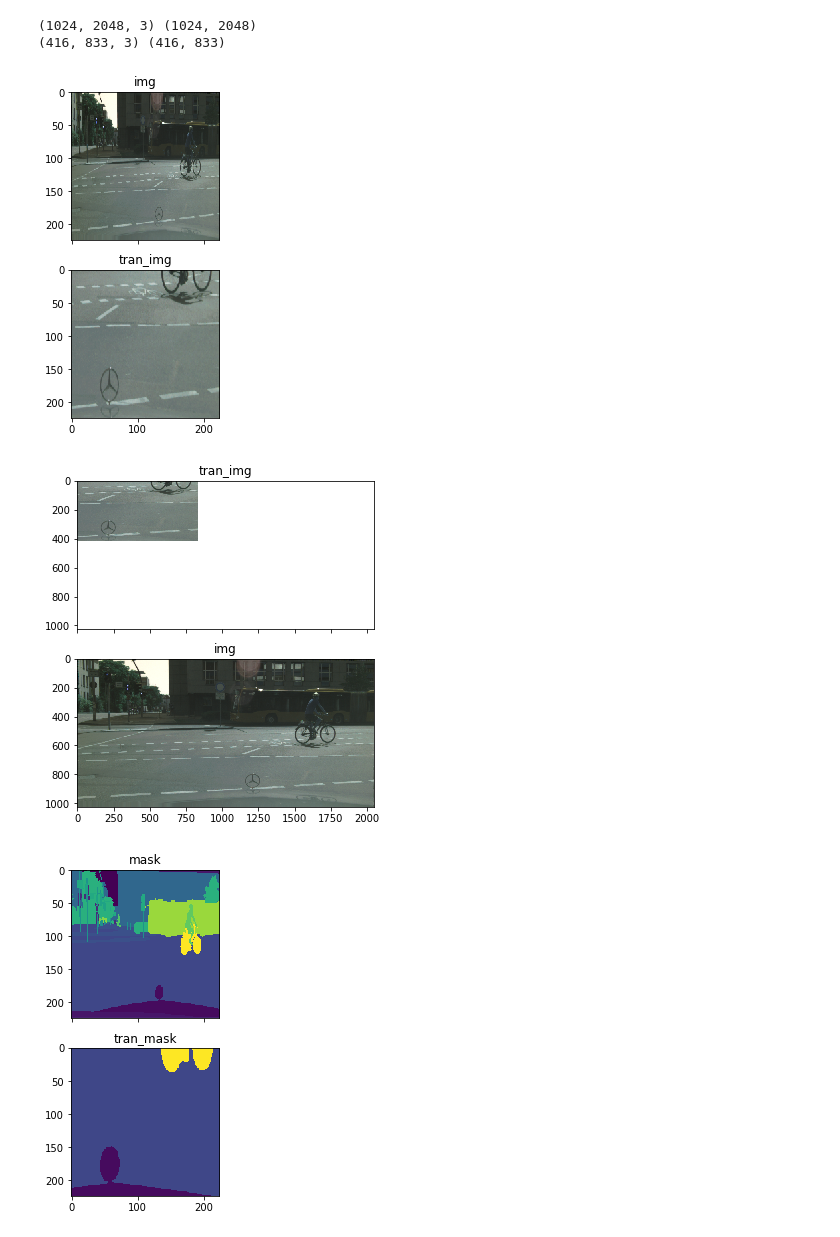
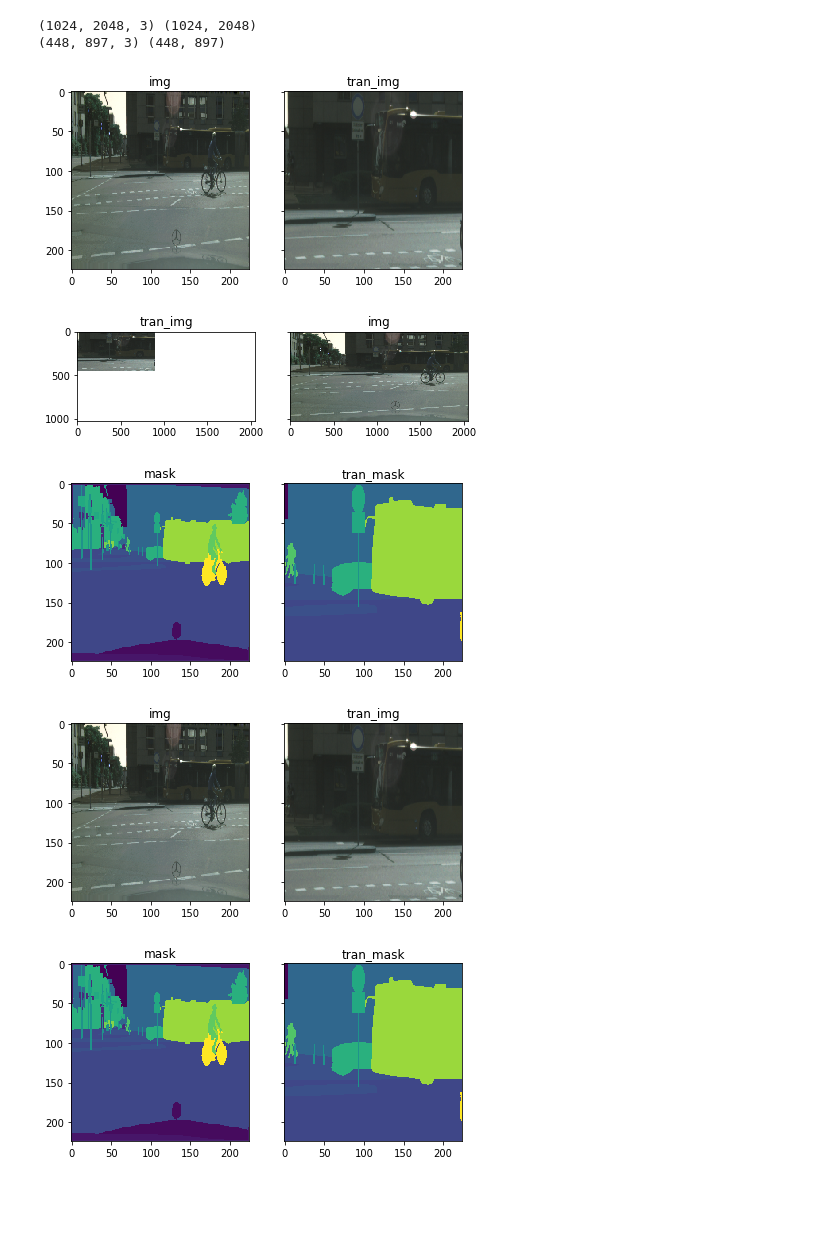
Before and after one commit to ISCAS007/torchseg, a Jupyter notebook: notebooks/dataset_aug.ipynb, the cells around one changed output. Cells and saved outputs as stored; diff of their text form; code cells hidden in the pictures; blank space fills up the shorter version.

```diff
--- a/notebooks/dataset_aug.ipynb
+++ b/notebooks/dataset_aug.ipynb
@@ -8,4 +22,18 @@ os.chdir(os.path.expanduser('~/git/torchseg'))
 from utils.augmentor import get_default_augmentor_config, Augmentations
 from utils.disc_tools import show_images
 from easydict import EasyDict as edict
+import matplotlib.pyplot as plt
+from models.motionseg.motion_utils import get_dataset
+def show_images(images,titles=None,vmin=None,vmax=None,col_num=2,figsize=(7, 6)):
+    fig, axes = plt.subplots((len(images)+1)//col_num ,col_num , figsize=figsize, sharex=True, sharey=True)
+    ax = axes.ravel()
+
+    for i in range(len(images)):
+        ax[i].imshow(images[i],vmin=vmin,vmax=vmax)
+        if titles is None:
+            ax[i].set_title("image %d"%i)
+        else:
+            ax[i].set_title(titles[i])
+
+    plt.show()
 # %% [output]
@@ -13,53 +41,45 @@ from easydict import EasyDict as edict
 # %%
-import matplotlib.pyplot as plt
-def show_images(images,titles=None,vmin=None,vmax=None):
-    fig, axes = plt.subplots(2, (len(images)+1)//2, figsize=(7, 6), sharex=True, sharey=True)
-    ax = axes.ravel()
-
-    for i in range(len(images)):
-        ax[i].imshow(images[i],vmin=vmin,vmax=vmax)
-        if titles is None:
-            ax[i].set_title("image %d"%i)
-        else:
-            ax[i].set_title(titles[i])
-
-    plt.show()
-
-
 config = get_default_augmentor_config()
 config.aug.keep_crop_ratio=False
 config.aug.use_rotate=False
 config.aug.min_crop_size=[400,800]
 config.aug.max_crop_size=[500,1000]
 config.aug.crop_size_step=0
 config.aug.pad_for_crop=True
 config.aug.use_debug=True
 config.aug.horizontal_flip=False
 config.dataset=edict()
 config.dataset.ignore_index=255
 aug = Augmentations(config)
 img = cv2.imread('test/image.png', cv2.IMREAD_COLOR)
 mask = cv2.imread('test/mask.png', cv2.IMREAD_GRAYSCALE)
 #    img=np.random.rand(60,80)
 #    mask=np.random.rand(60,80)
 
 assert img is not None
 assert mask is not None
 
 tran_img, tran_mask = aug.transform(img, mask)
 assert tran_img is not None
 assert tran_mask is not None
 print(img.shape,mask.shape)
 print(tran_img.shape,tran_mask.shape)
 
 imgs = [cv2.resize(img, (224, 224), interpolation=cv2.INTER_LINEAR) for img in [img, tran_img]]
 masks = [cv2.resize(img, (224, 224), interpolation=cv2.INTER_NEAREST) for img in [mask, tran_mask]]
 show_images(imgs, ['img', 'tran_img'])
 show_images([tran_img,img],['tran_img','img'])
 show_images(masks, ['mask','tran_mask'], vmin=0,vmax=33)
+
+imgs = [cv2.resize(img, (224, 224), interpolation=cv2.INTER_LINEAR) for img in [img, tran_img]]
+masks = [cv2.resize(img, (224, 224), interpolation=cv2.INTER_NEAREST) for img in [mask, tran_mask]]
+show_images(imgs, ['img', 'tran_img'])
+show_images(masks, ['mask','tran_mask'])
 # %% [output]
 (1024, 2048, 3) (1024, 2048)
-(416, 833, 3) (416, 833)
+(448, 897, 3) (448, 897)
-[figure, old version]
+[figure, new version]
-[figure, old version]
+[figure, new version]
-[figure, old version]
+[figure, new version]
+[figure, added]
+[figure, added]
```
Also changed, not shown: parts of 20 cells of this notebook, 3 other files.
